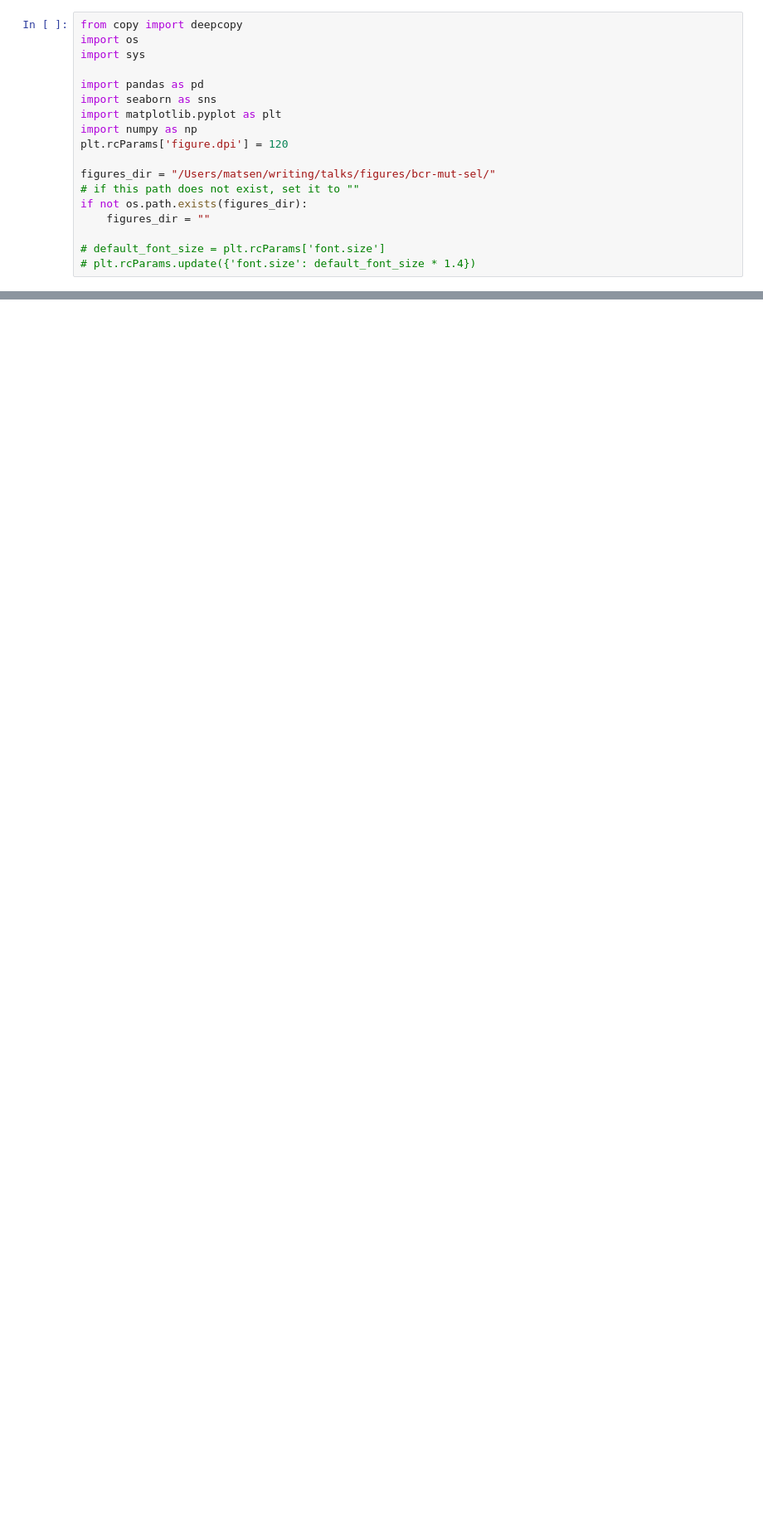
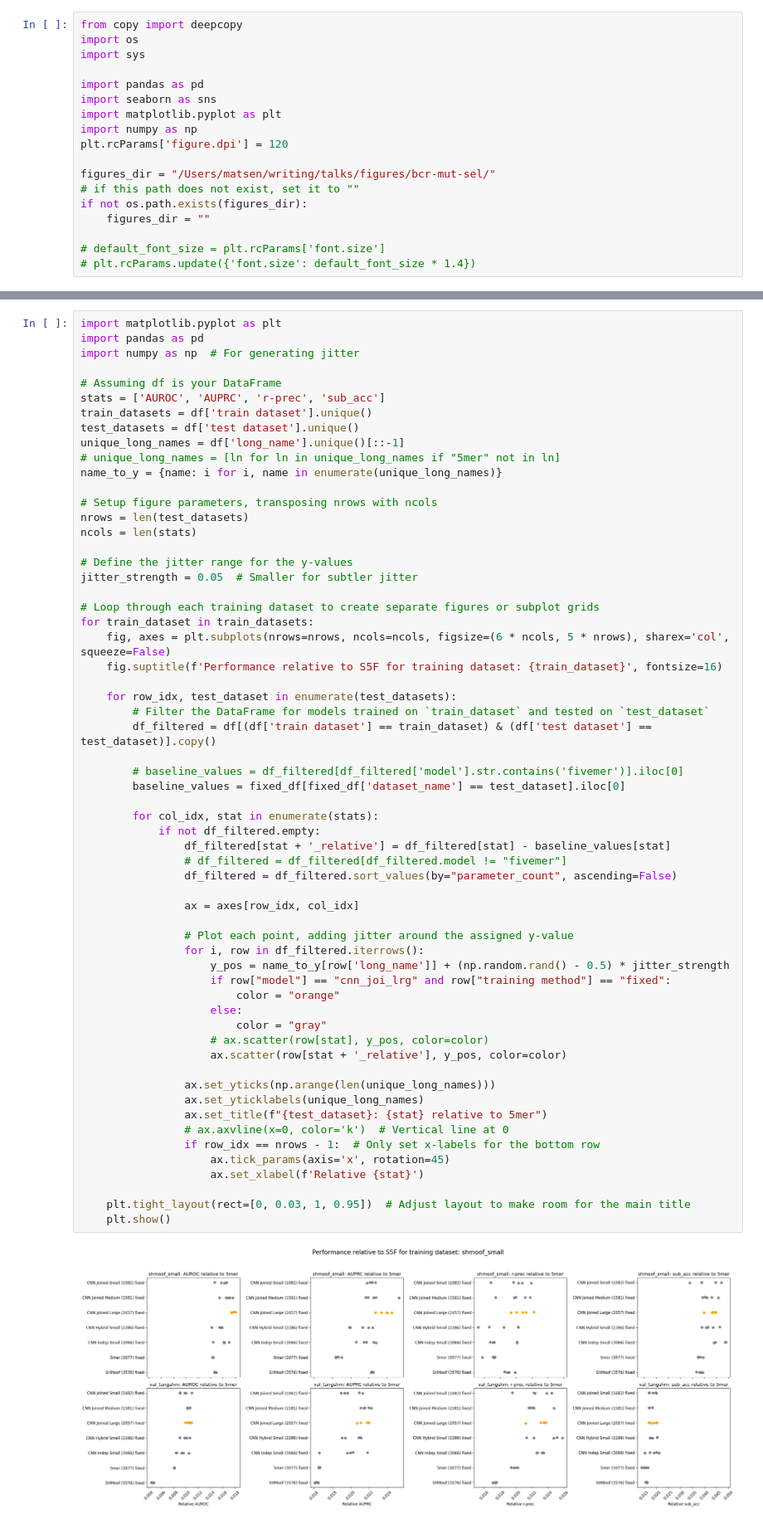
Before and after one commit to matsengrp/thrifty-experiments-1, a Jupyter notebook: human/performance.ipynb, the cells around one changed output, grey strips where cells are left out. Shown at 83% size. Cells and saved outputs as stored; diff of their text form; blank space fills up the shorter version.

```diff
--- a/human/performance.ipynb
+++ b/human/performance.ipynb
@@ -92,3 +125,65 @@ df.head(5)
+# %%
+import matplotlib.pyplot as plt
+import pandas as pd
+import numpy as np  # For generating jitter
+
+# Assuming df is your DataFrame
+stats = ['AUROC', 'AUPRC', 'r-prec', 'sub_acc']
+train_datasets = df['train dataset'].unique()
+test_datasets = df['test dataset'].unique()
+unique_long_names = df['long_name'].unique()[::-1]
+# unique_long_names = [ln for ln in unique_long_names if "5mer" not in ln]
+name_to_y = {name: i for i, name in enumerate(unique_long_names)}
+
+# Setup figure parameters, transposing nrows with ncols
+nrows = len(test_datasets)
+ncols = len(stats)
+
+# Define the jitter range for the y-values
+jitter_strength = 0.05  # Smaller for subtler jitter
+
+# Loop through each training dataset to create separate figures or subplot grids
+for train_dataset in train_datasets:
+    fig, axes = plt.subplots(nrows=nrows, ncols=ncols, figsize=(6 * ncols, 5 * nrows), sharex='col', squeeze=False)
+    fig.suptitle(f'Performance relative to S5F for training dataset: {train_dataset}', fontsize=16)
+
+    for row_idx, test_dataset in enumerate(test_datasets):
+        # Filter the DataFrame for models trained on `train_dataset` and tested on `test_dataset`
+        df_filtered = df[(df['train dataset'] == train_dataset) & (df['test dataset'] == test_dataset)].copy()
+
+        # baseline_values = df_filtered[df_filtered['model'].str.contains('fivemer')].iloc[0]
+        baseline_values = fixed_df[fixed_df['dataset_name'] == test_dataset].iloc[0]
+
+        for col_idx, stat in enumerate(stats):
+            if not df_filtered.empty:
+                df_filtered[stat + '_relative'] = df_filtered[stat] - baseline_values[stat]
+                # df_filtered = df_filtered[df_filtered.model != "fivemer"]
+                df_filtered = df_filtered.sort_values(by="parameter_count", ascending=False)
+
+                ax = axes[row_idx, col_idx]
+
+                # Plot each point, adding jitter around the assigned y-value
+                for i, row in df_filtered.iterrows():
+                    y_pos = name_to_y[row['long_name']] + (np.random.rand() - 0.5) * jitter_strength
+                    if row["model"] == "cnn_joi_lrg" and row["training method"] == "fixed":
+                        color = "orange"
+                    else:
+                        color = "gray"
+                    # ax.scatter(row[stat], y_pos, color=color)
+                    ax.scatter(row[stat + '_relative'], y_pos, color=color)
+
+                ax.set_yticks(np.arange(len(unique_long_names)))
+                ax.set_yticklabels(unique_long_names)
+                ax.set_title(f"{test_dataset}: {stat} relative to 5mer")
+                # ax.axvline(x=0, color='k')  # Vertical line at 0
+                if row_idx == nrows - 1:  # Only set x-labels for the bottom row
+                    ax.tick_params(axis='x', rotation=45)
+                    ax.set_xlabel(f'Relative {stat}')
+
+    plt.tight_layout(rect=[0, 0.03, 1, 0.95])  # Adjust layout to make room for the main title
+    plt.show()
+# %% [output]
+[figure, added]
 # %%
 import matplotlib.pyplot as plt
 import pandas as pd
```
Also changed, not shown: parts of 5 cells of this notebook.
